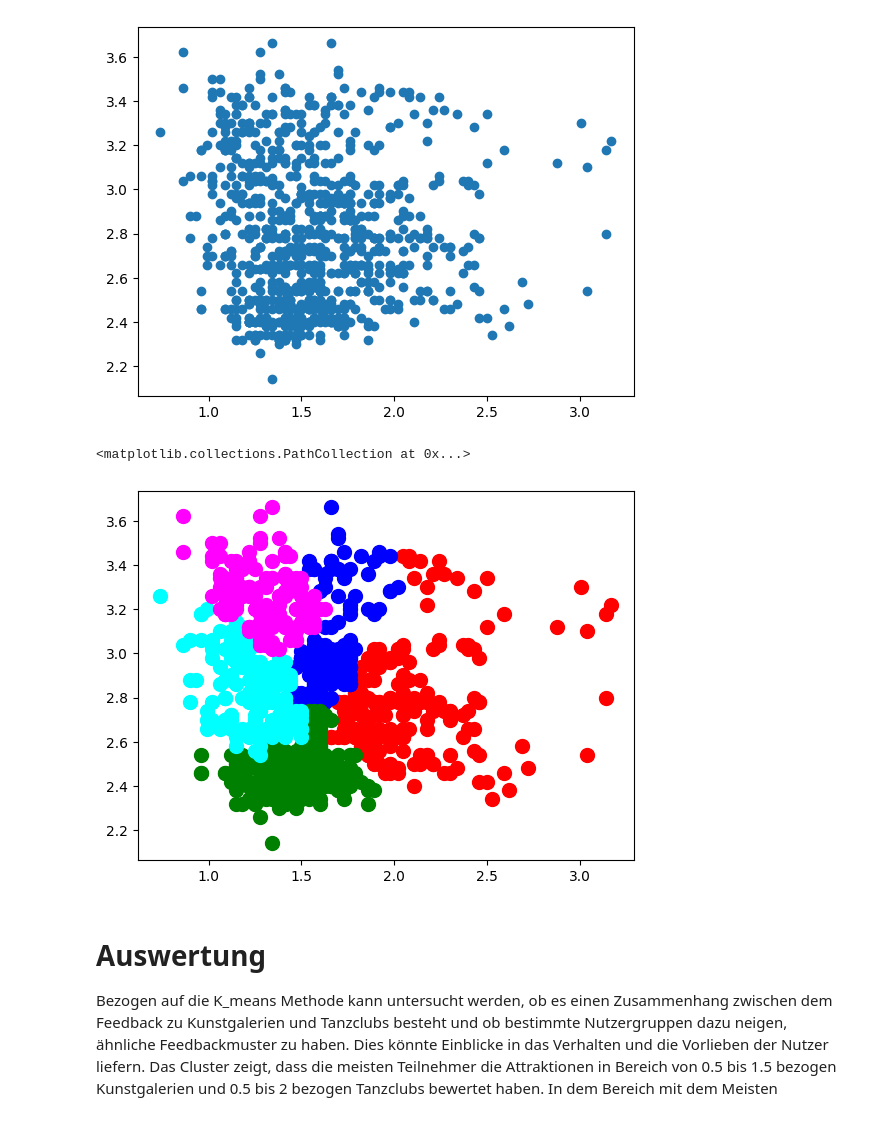
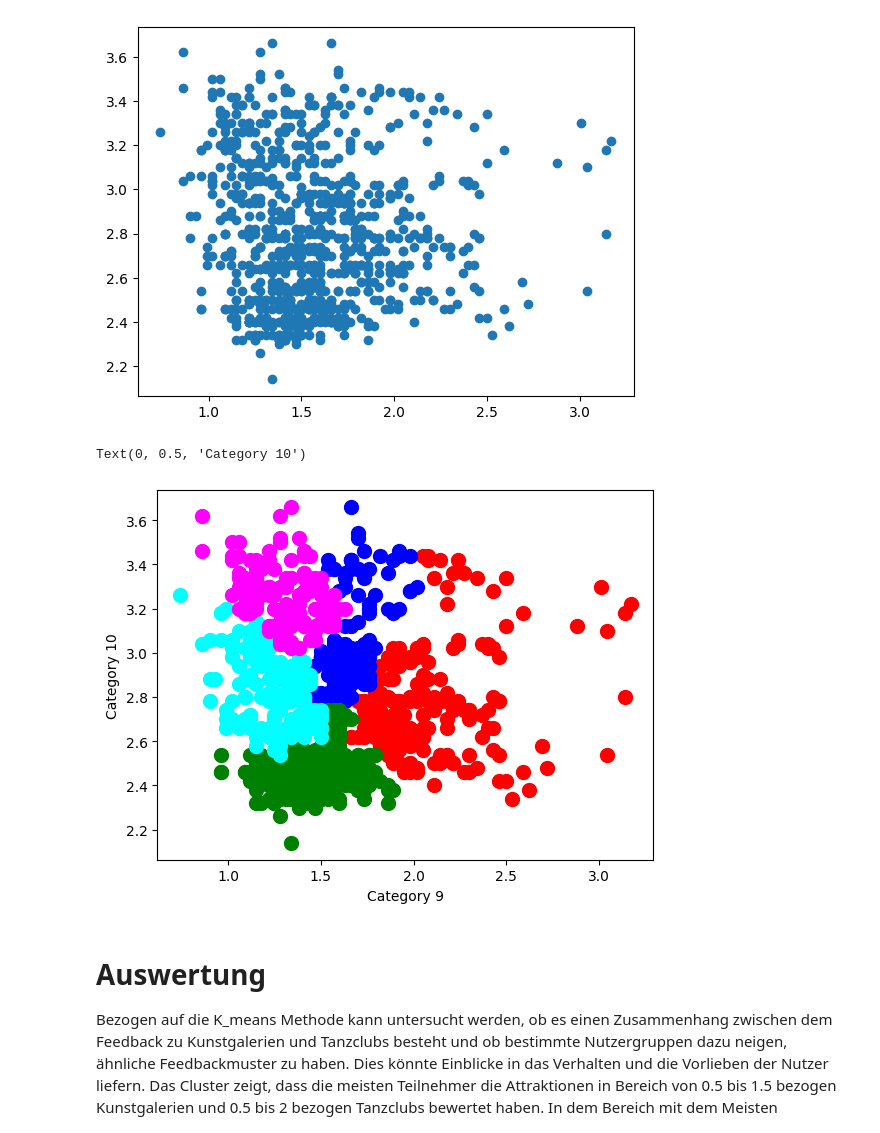
Before and after one commit to TorbenBkr/Abgabe_WS23_DM_30233_30658, a Jupyter notebook: Bericht.ipynb, the cells around one changed output. Drawn from its saved outputs; the diff is of its cells as text; code cells hidden in the pictures.

Commit message:
category go brr

```diff
--- a/Bericht.ipynb
+++ b/Bericht.ipynb
@@ -250,12 +250,14 @@ y_hc = hc.fit_predict(points)
 # %%
 plt.scatter(points[y_hc == 0, 0], points[y_hc == 0, 1], s=100, c='red', label='Cluster 1')
 plt.scatter(points[y_hc == 1, 0], points[y_hc == 1, 1], s=100, c='blue', label='Cluster 2')
 plt.scatter(points[y_hc == 2, 0], points[y_hc == 2, 1], s=100, c='green', label='Cluster 3')
 plt.scatter(points[y_hc == 3, 0], points[y_hc == 3, 1], s=100, c='cyan', label='Cluster 4')
 plt.scatter(points[y_hc == 4, 0], points[y_hc == 4, 1], s=100, c='magenta', label='Cluster 5')
+plt.xlabel('Category 9')
+plt.ylabel('Category 10')
 # %% [output]
-<matplotlib.collections.PathCollection at 0x...>
+Text(0, 0.5, 'Category 10')
-[figure, old version]
+[figure, new version]
 # %% [markdown]
 <h1 id=auswertung>Auswertung</h1>
 
```
